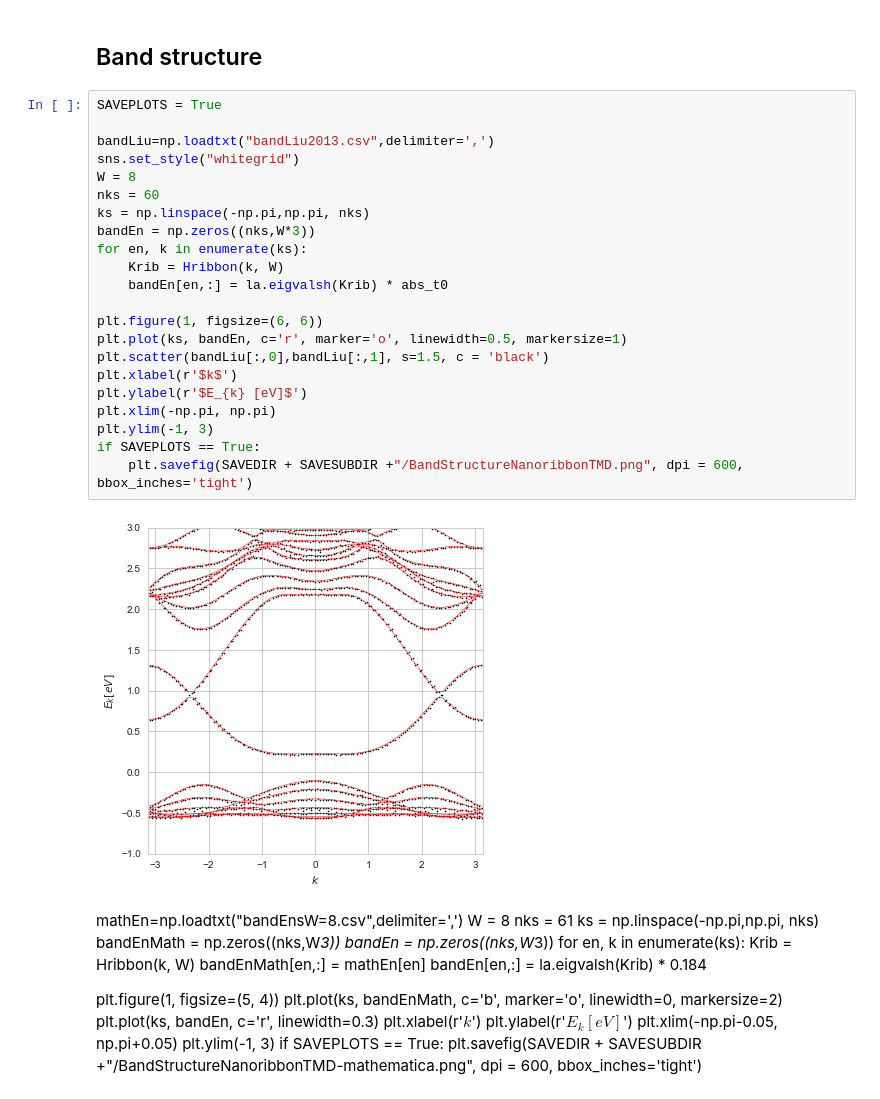
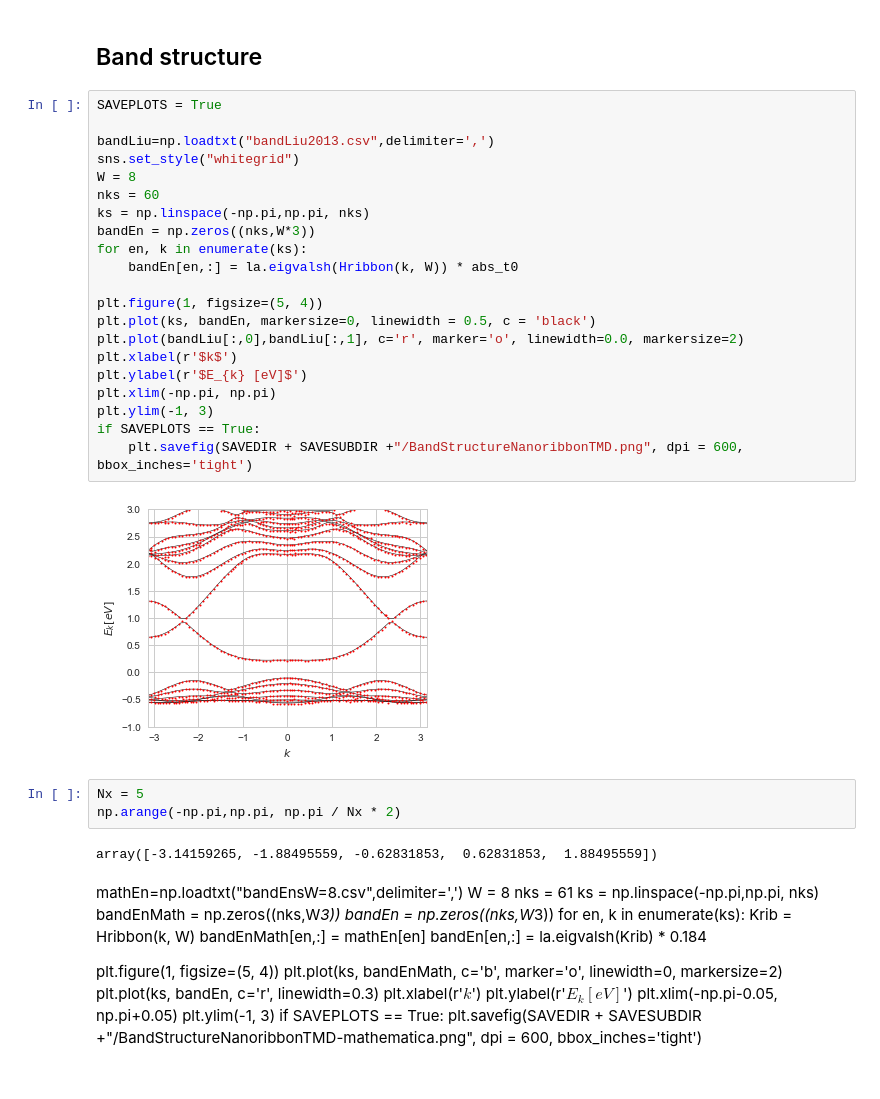
Before and after one commit to SriramanT/qmc_master_code, a Jupyter notebook: ANALYTICAL/src/hubbard-mf.ipynb, the cells around one changed output. Cells and saved outputs as stored; diff of their text form.

```diff
--- a/ANALYTICAL/src/hubbard-mf.ipynb
+++ b/ANALYTICAL/src/hubbard-mf.ipynb
@@ -1200,27 +1200,31 @@ array([[ 0.-0.j,  0.+0.j,  0.-0.j,  0.+0.j,  0.+0.j,  0.+0.j,  0.-0.j,
 # %%
 SAVEPLOTS = True
 
 bandLiu=np.loadtxt("bandLiu2013.csv",delimiter=',')
 sns.set_style("whitegrid")
 W = 8
 nks = 60
 ks = np.linspace(-np.pi,np.pi, nks)
 bandEn = np.zeros((nks,W*3))
 for en, k in enumerate(ks):
-    Krib = Hribbon(k, W)
-    bandEn[en,:] = la.eigvalsh(Krib) * abs_t0
+    bandEn[en,:] = la.eigvalsh(Hribbon(k, W)) * abs_t0
 
-plt.figure(1, figsize=(6, 6))
-plt.plot(ks, bandEn, c='r', marker='o', linewidth=0.5, markersize=1)
-plt.scatter(bandLiu[:,0],bandLiu[:,1], s=1.5, c = 'black')
+plt.figure(1, figsize=(5, 4))
+plt.plot(ks, bandEn, markersize=0, linewidth = 0.5, c = 'black')
+plt.plot(bandLiu[:,0],bandLiu[:,1], c='r', marker='o', linewidth=0.0, markersize=2)
 plt.xlabel(r'$k$')
 plt.ylabel(r'$E_{k} [eV]$')
 plt.xlim(-np.pi, np.pi)
 plt.ylim(-1, 3)
 if SAVEPLOTS == True:
     plt.savefig(SAVEDIR + SAVESUBDIR +"/BandStructureNanoribbonTMD.png", dpi = 600, bbox_inches='tight')
 # %% [output]
-[figure, old version]
+[figure, new version]
+# %%
+Nx = 5
+np.arange(-np.pi,np.pi, np.pi / Nx * 2)
+# %% [output]
+array([-3.14159265, -1.88495559, -0.62831853,  0.62831853,  1.88495559])
 # %% [markdown]
 mathEn=np.loadtxt("bandEnsW=8.csv",delimiter=',')
 W = 8
```
Also changed, not shown: parts of 9 cells of this notebook, 8 other files.
